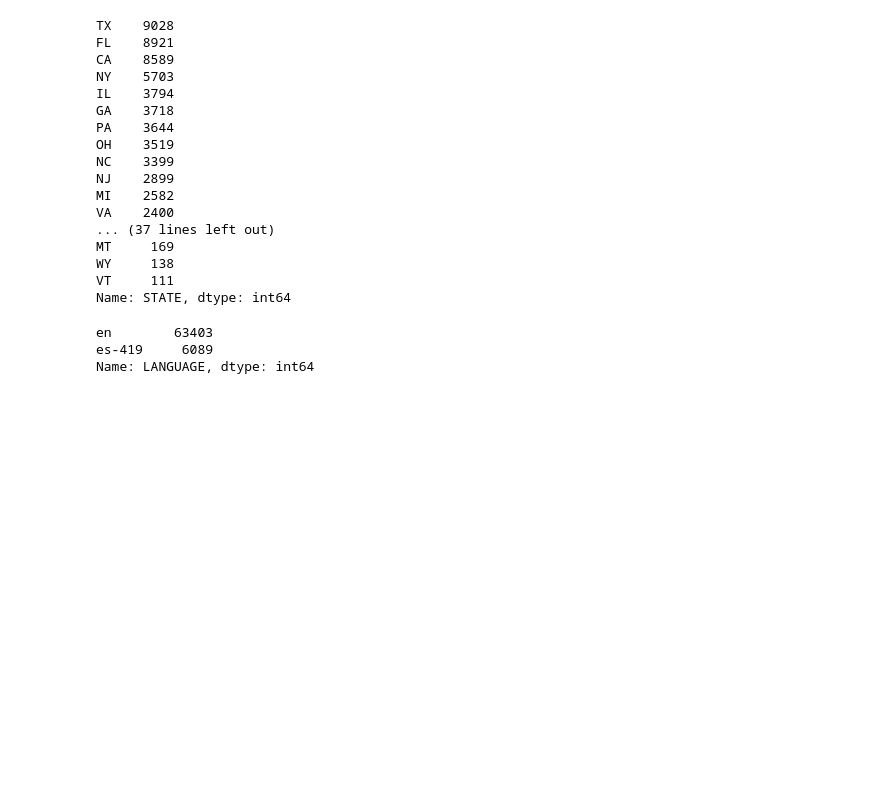
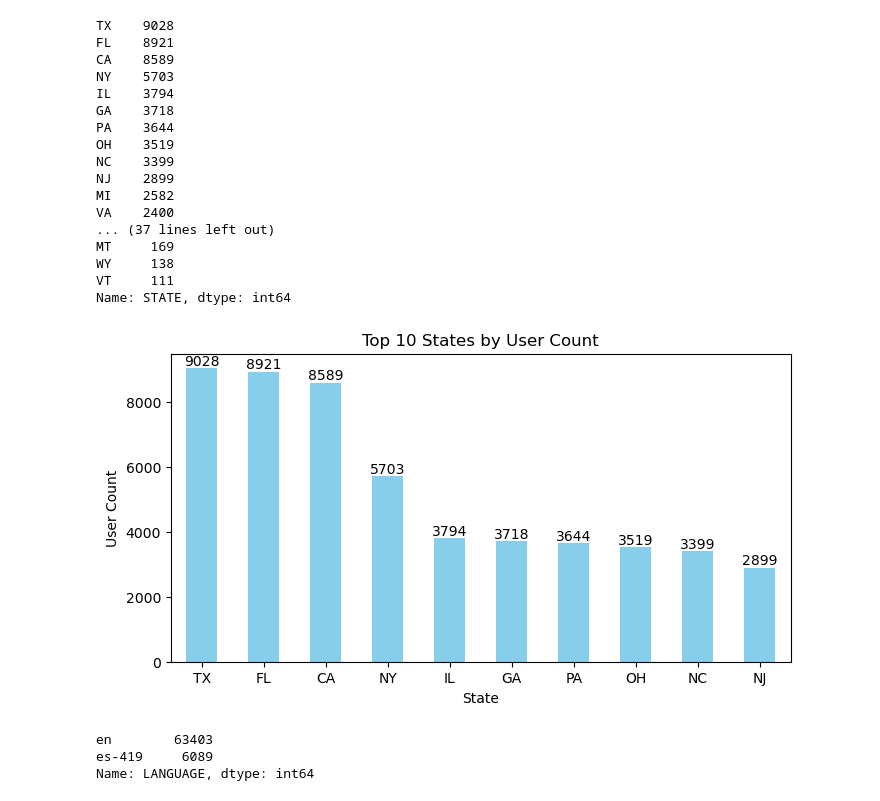
Before and after one commit to solkim97/Take_Home_Challenge, a Jupyter notebook: FIRST/users_data_exploration.ipynb, the cells around one changed output. Cells and saved outputs as stored; diff of their text form; code cells hidden in the pictures; blank space fills up the shorter version.

```diff
--- a/FIRST/users_data_exploration.ipynb
+++ b/FIRST/users_data_exploration.ipynb
@@ -113,6 +113,24 @@ MT     169
 WY     138
 VT     111
 Name: STATE, dtype: int64
+# %%
+state_counts = users['STATE'].value_counts()
+top_10_state_counts = state_counts.nlargest(10)
+
+# Create the pie chart
+ax = top_10_state_counts.plot(kind='bar', color='skyblue', figsize=(8, 4))
+
+# Show the chart
+plt.title('Top 10 States by User Count')
+plt.xlabel('State')
+plt.xticks(rotation=0)
+plt.ylabel('User Count')
+
+for i, v in enumerate(top_10_state_counts):
+    ax.text(i, v + 0.2, str(v), ha='center', va='bottom', fontsize=10)
+plt.show()
+# %% [output]
+[figure, added]
 # %%
 # Find unique values and counts for the LANGUAGE column, looking for invalid values
 language_value_counts = users['LANGUAGE'].value_counts().sort_values(ascending=False)
```
Also changed, not shown: 3 other files.
